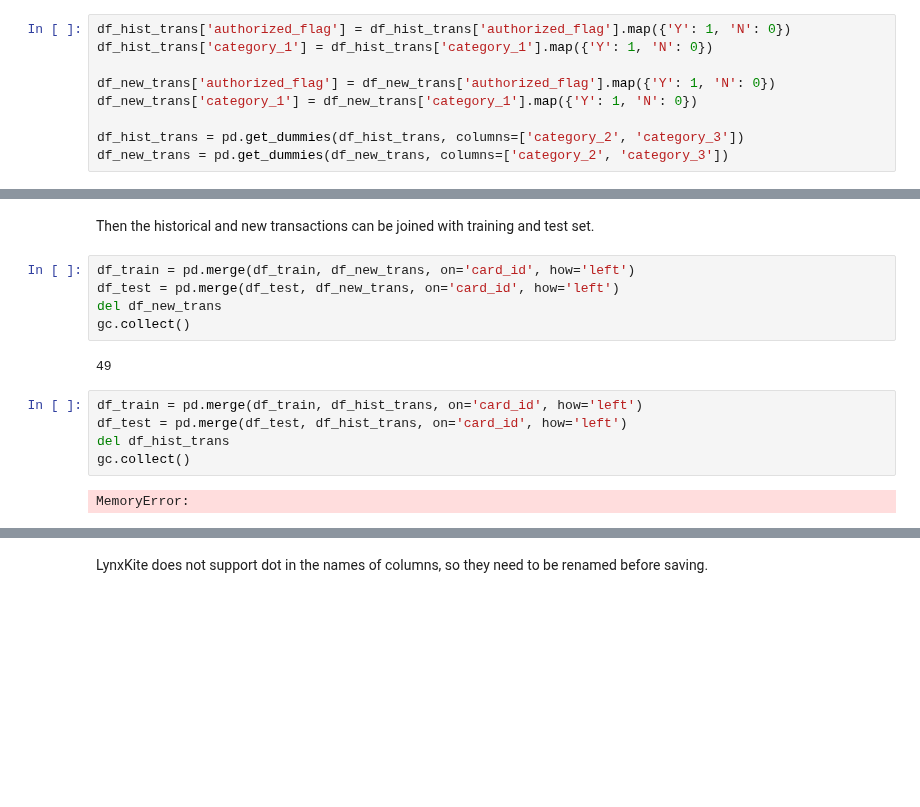
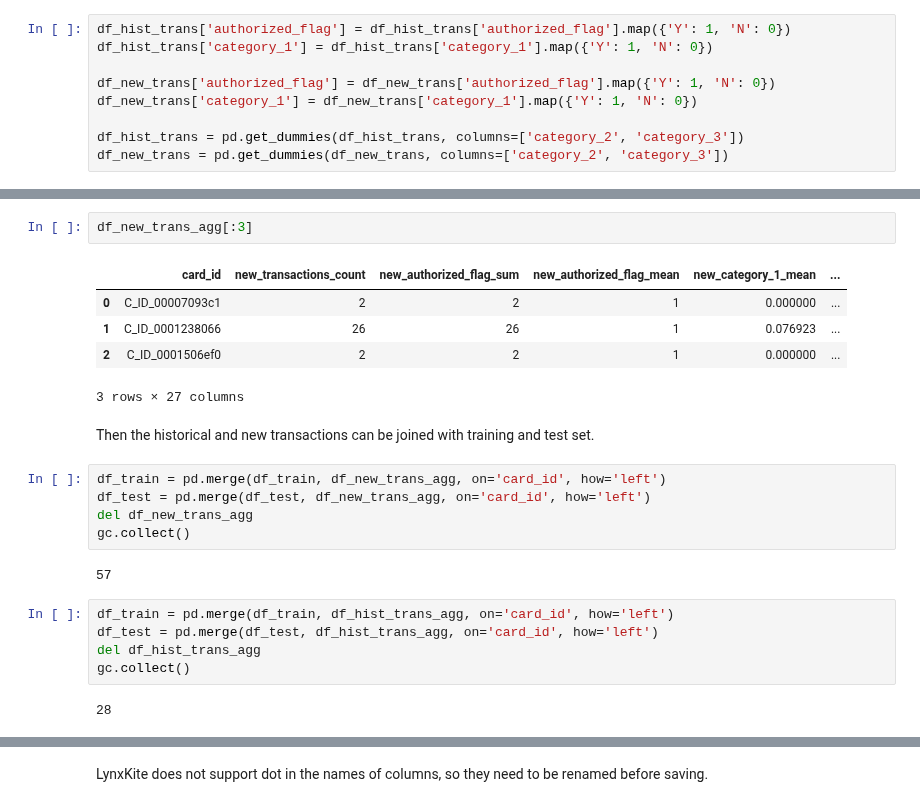
Before and after one commit to Zol-S/kaggle, a Jupyter notebook: Elo Merchant Category Recommendation/Data_preprocessor.ipynb, the cells around one changed output, grey strips where cells are left out. Cells and saved outputs as stored; diff of their text form; blank space fills up the shorter version.

```diff
--- a/Elo Merchant Category Recommendation/Data_preprocessor.ipynb
+++ b/Elo Merchant Category Recommendation/Data_preprocessor.ipynb
@@ -170,19 +233,27 @@ df_new_trans = pd.get_dummies(df_new_trans, columns=['category_2', 'category_3']
+# %%
+df_new_trans_agg[:3]
+# %% [output]
+|  | card_id | new_transactions_count | new_authorized_flag_sum | new_authorized_flag_mean | new_category_1_mean | ... |
+| 0 | C_ID_00007093c1 | 2 | 2 | 1 | 0.000000 | ... |
+| 1 | C_ID_0001238066 | 26 | 26 | 1 | 0.076923 | ... |
+| 2 | C_ID_0001506ef0 | 2 | 2 | 1 | 0.000000 | ... |
+3 rows × 27 columns
 # %% [markdown]
 Then the historical and new transactions can be joined with training and test set.
 # %%
-df_train = pd.merge(df_train, df_new_trans, on='card_id', how='left')
-df_test = pd.merge(df_test, df_new_trans, on='card_id', how='left')
-del df_new_trans
+df_train = pd.merge(df_train, df_new_trans_agg, on='card_id', how='left')
+df_test = pd.merge(df_test, df_new_trans_agg, on='card_id', how='left')
+del df_new_trans_agg
 gc.collect()
 # %% [output]
-49
+57
 # %%
-df_train = pd.merge(df_train, df_hist_trans, on='card_id', how='left')
-df_test = pd.merge(df_test, df_hist_trans, on='card_id', how='left')
-del df_hist_trans
+df_train = pd.merge(df_train, df_hist_trans_agg, on='card_id', how='left')
+df_test = pd.merge(df_test, df_hist_trans_agg, on='card_id', how='left')
+del df_hist_trans_agg
 gc.collect()
 # %% [output]
-MemoryError:
+28
 # %%
 df_train[:3]
 # %% [output]
```
Also changed, not shown: parts of 12 cells of this notebook, 1 other file.
